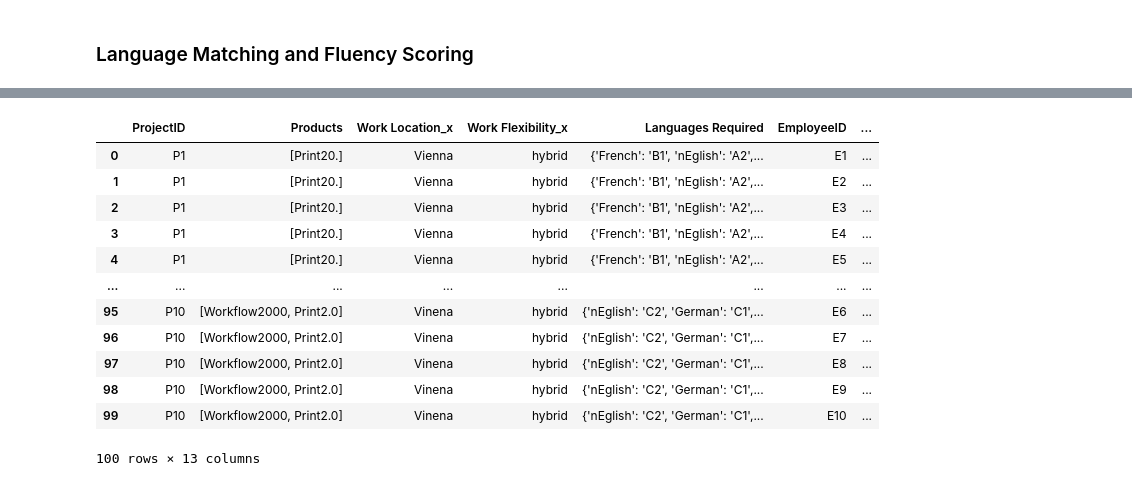
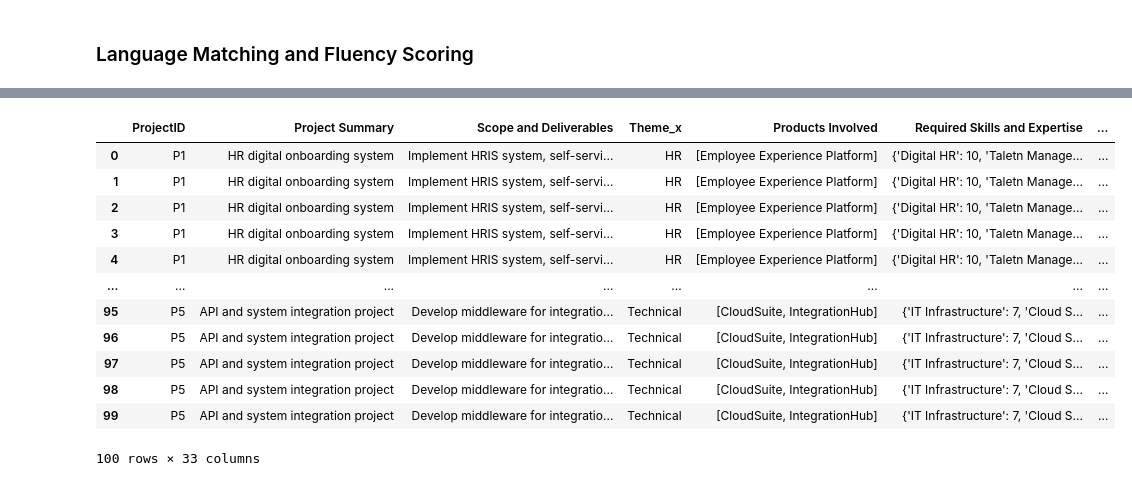
Before and after one commit to joiya-saad/Capstone-Project, a Jupyter notebook: Capstone Project.ipynb, the cells around one changed output, grey strips where cells are left out. Drawn from its saved outputs; the diff is of its cells as text; code cells hidden in the pictures.

```diff
--- a/Capstone Project.ipynb
+++ b/Capstone Project.ipynb
@@ -181,0 +364,8 @@ def language_score(project_langs, employee_langs):
+# %%
+# Define once globally (for reuse)
+tfidf_vectorizer = TfidfVectorizer()
+# %%
+def text_similarity_tfidf(text1, text2):
+    vectors = tfidf_vectorizer.fit_transform([text1, text2])
+    sim_score = cosine_similarity(vectors[0:1], vectors[1:2])[0][0]
+    return round(sim_score, 3)
@@ -182,7 +374,7 @@ def language_score(project_langs, employee_langs):
 # %%
-projects_df["key"] = 1
-employees_df["key"] = 1
-merged_df = pd.merge(projects_df, employees_df, on="key").drop(columns="key")
+smart_projects_df["key"] = 1
+smart_employees_df["key"] = 1
+merged_df = pd.merge(smart_projects_df, smart_employees_df, on="key").drop(columns="key")
 # %%
 merged_df.head()
 # %% [output]
@@ -222,0 +390,30 @@ scored_df = pd.DataFrame(scores)
+# %%
+scores = []
+
+for _, row in merged_df.iterrows():
+    # Text similarity from summary and scope to role description
+    summary_sim = text_similarity_tfidf(row["Project Summary"], row["Role Description"])
+    scope_sim = text_similarity_tfidf(row["Scope and Deliverables"], row["Role Description"])
+    role_fit_score = round((summary_sim + scope_sim) / 2, 3)
+
+    scores.append({
+        "ProjectID": row["ProjectID"],
+        "EmployeeID": row["EmployeeID"],
+
+
+        "Product Match Score": round(product_score(row["Products Involved"], row["Products Experience"]), 2),
+        "Location Match Score": round(location_score(row["Work Location_x"], row["Work Flexibility_x"],
+                                                     row["Work Location_y"], row["Work Flexibility_y"]), 2),
+        "Language Match Score": language_score(row["Languages Required"], row["Languages Known"]),
+        "Industry Match Score": industry_score(row["Customer Industry"], row["Industry Experience"]),
+        "Skill Match Score": skill_match_score_with_fuzzy_keys(row["Required Skills and Expertise"], row["Complexity"], row["Core Competencies"]),
+
+
+        "Certification Match Score": certification_score(row["Customer Preferences (Certifications)"], row["External/Internal Certifications"]),
+        "Expertise Match Score": expertise_score(row["Integration Requirements (Expertise Areas)"], row["Expertise Areas"]),
+        "Job Description Match Score": role_fit_score
+    })
+
+# Final dataframe
+scored_df = pd.DataFrame(scores)
+scored_df.head()
@@ -232,18 +436,19 @@ scored_df.head()
 # %%
 merged_df = merged_df.merge(scored_df, how = 'left', left_on = ['ProjectID','EmployeeID'], right_on = ['ProjectID','EmployeeID'])
 # %%
+pd.set_option('display.max_columns', None)
 pd.DataFrame(merged_df.head(100))
 # %% [output]
-|  | ProjectID | Products | Work Location_x | Work Flexibility_x | Languages Required | EmployeeID | ... |
-| 0 | P1 | [Print20.] | Vienna | hybrid | {'French': 'B1', 'nEglish': 'A2',... | E1 | ... |
-| 1 | P1 | [Print20.] | Vienna | hybrid | {'French': 'B1', 'nEglish': 'A2',... | E2 | ... |
-| 2 | P1 | [Print20.] | Vienna | hybrid | {'French': 'B1', 'nEglish': 'A2',... | E3 | ... |
-| 3 | P1 | [Print20.] | Vienna | hybrid | {'French': 'B1', 'nEglish': 'A2',... | E4 | ... |
-| 4 | P1 | [Print20.] | Vienna | hybrid | {'French': 'B1', 'nEglish': 'A2',... | E5 | ... |
+|  | ProjectID | Project Summary | Scope and Deliverables | Theme_x | Products Involved | Required Skills and Expertise | ... |
+| 0 | P1 | HR digital onboarding system | Implement HRIS system, self-servi... | HR | [Employee Experience Platform] | {'Digital HR': 10, 'Taletn Manage... | ... |
+| 1 | P1 | HR digital onboarding system | Implement HRIS system, self-servi... | HR | [Employee Experience Platform] | {'Digital HR': 10, 'Taletn Manage... | ... |
+| 2 | P1 | HR digital onboarding system | Implement HRIS system, self-servi... | HR | [Employee Experience Platform] | {'Digital HR': 10, 'Taletn Manage... | ... |
+| 3 | P1 | HR digital onboarding system | Implement HRIS system, self-servi... | HR | [Employee Experience Platform] | {'Digital HR': 10, 'Taletn Manage... | ... |
+| 4 | P1 | HR digital onboarding system | Implement HRIS system, self-servi... | HR | [Employee Experience Platform] | {'Digital HR': 10, 'Taletn Manage... | ... |
 | ... | ... | ... | ... | ... | ... | ... | ... |
-| 95 | P10 | [Workflow2000, Print2.0] | Vinena | hybrid | {'nEglish': 'C2', 'German': 'C1',... | E6 | ... |
-| 96 | P10 | [Workflow2000, Print2.0] | Vinena | hybrid | {'nEglish': 'C2', 'German': 'C1',... | E7 | ... |
-| 97 | P10 | [Workflow2000, Print2.0] | Vinena | hybrid | {'nEglish': 'C2', 'German': 'C1',... | E8 | ... |
-| 98 | P10 | [Workflow2000, Print2.0] | Vinena | hybrid | {'nEglish': 'C2', 'German': 'C1',... | E9 | ... |
-| 99 | P10 | [Workflow2000, Print2.0] | Vinena | hybrid | {'nEglish': 'C2', 'German': 'C1',... | E10 | ... |
+| 95 | P5 | API and system integration project | Develop middleware for integratio... | Technical | [CloudSuite, IntegrationHub] | {'IT Infrastructure': 7, 'Cloud S... | ... |
+| 96 | P5 | API and system integration project | Develop middleware for integratio... | Technical | [CloudSuite, IntegrationHub] | {'IT Infrastructure': 7, 'Cloud S... | ... |
+| 97 | P5 | API and system integration project | Develop middleware for integratio... | Technical | [CloudSuite, IntegrationHub] | {'IT Infrastructure': 7, 'Cloud S... | ... |
+| 98 | P5 | API and system integration project | Develop middleware for integratio... | Technical | [CloudSuite, IntegrationHub] | {'IT Infrastructure': 7, 'Cloud S... | ... |
+| 99 | P5 | API and system integration project | Develop middleware for integratio... | Technical | [CloudSuite, IntegrationHub] | {'IT Infrastructure': 7, 'Cloud S... | ... |
-100 rows × 13 columns
+100 rows × 33 columns
```
Also changed, not shown: parts of 38 cells of this notebook, 1 other file.
